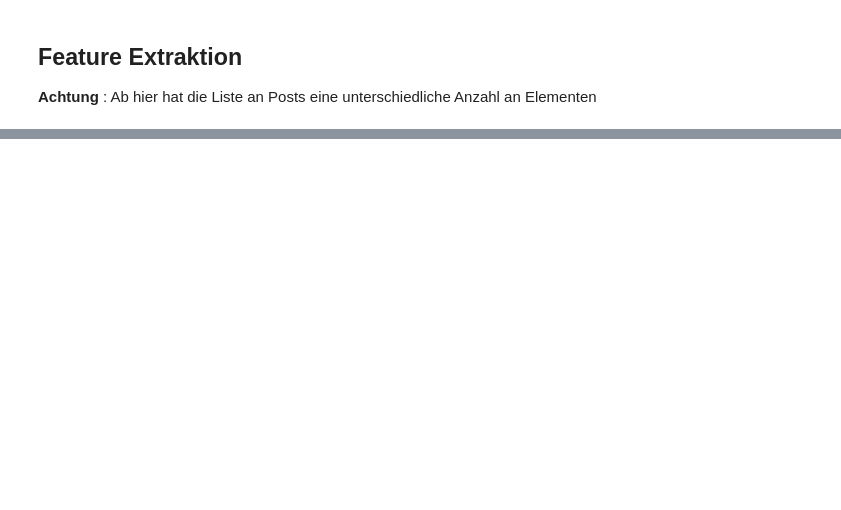
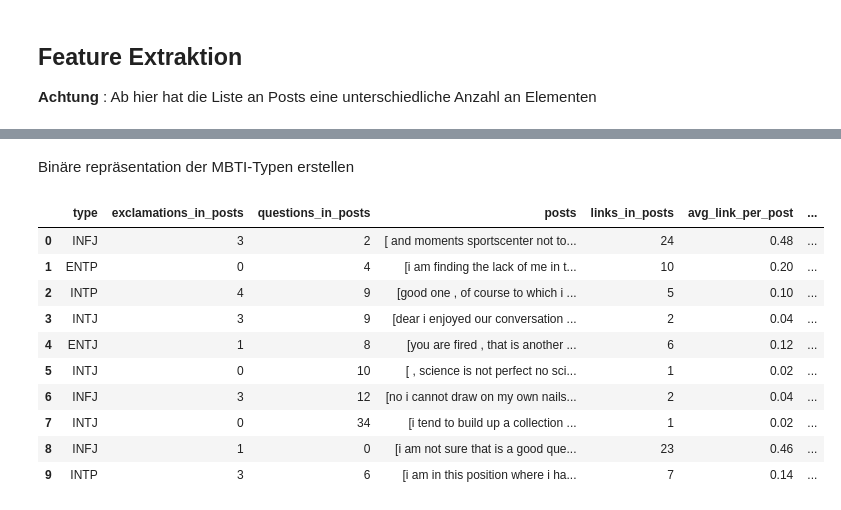
Before and after one commit to Pfanfel/mbti_dataset_fh, a Jupyter notebook: MBTI_auswertung.ipynb, the cells around one changed output, grey strips where cells are left out. Cells and saved outputs as stored; diff of their text form; code cells hidden in the pictures; blank space fills up the shorter version.

Commit message:
Binäre aufteilung der Typen hinzugefügt

```diff
--- a/MBTI_auswertung.ipynb
+++ b/MBTI_auswertung.ipynb
@@ -335,7 +403,7 @@ df.head(5)
 **Achtung** : Ab hier hat die Liste an Posts eine unterschiedliche Anzahl an Elementen
 # %%
 #Neuen Dataframe erstellen, mit dem Weitergearbeitet werden kann
-selected_columns = df[['type','posts_processed_dequote_split_lowercase_linksRemoved_expandedContractions_punctuationRemoved_multipleLettersSquashed_removedNumbers_removedMbtiStrings_removedSpaces_removedEmptyPosts','links_in_posts','avg_link_per_post']]
+selected_columns = df[['type','exclamations_in_posts','questions_in_posts', 'posts_processed_dequote_split_lowercase_linksRemoved_expandedContractions_punctuationRemoved_multipleLettersSquashed_removedNumbers_removedMbtiStrings_removedSpaces_removedEmptyPosts','links_in_posts','avg_link_per_post']]
 df_processed = selected_columns.copy()
 #Umbenennen
 df_processed = df_processed.rename(columns={'posts_processed_dequote_split_lowercase_linksRemoved_expandedContractions_punctuationRemoved_multipleLettersSquashed_removedNumbers_removedMbtiStrings_removedSpaces_removedEmptyPosts': 'posts'})
@@ -402,0 +532,29 @@ for t,wC in typeWithWordClouds.items():
+# %% [markdown]
+Binäre repräsentation der MBTI-Typen erstellen
+# %%
+#Aufteilung in mehrere binäre Entscheidungen als bool wert.
+map1 = {"I": 0, "E": 1}
+map2 = {"N": 0, "S": 1}
+map3 = {"T": 0, "F": 1}
+map4 = {"J": 0, "P": 1}
+df_processed['I-E'] = df_processed['type'].astype(str).str[0]
+df_processed['I-E'] = df_processed['I-E'].map(map1)
+df_processed['N-S'] = df_processed['type'].astype(str).str[1]
+df_processed['N-S'] = df_processed['N-S'].map(map2)
+df_processed['T-F'] = df_processed['type'].astype(str).str[2]
+df_processed['T-F'] = df_processed['T-F'].map(map3)
+df_processed['J-P'] = df_processed['type'].astype(str).str[3]
+df_processed['J-P'] = df_processed['J-P'].map(map4)
+df_processed.head(5)
+# %% [output]
+|  | type | exclamations_in_posts | questions_in_posts | posts | links_in_posts | avg_link_per_post | ... |
+| 0 | INFJ | 3 | 2 | [ and moments sportscenter not to... | 24 | 0.48 | ... |
+| 1 | ENTP | 0 | 4 | [i am finding the lack of me in t... | 10 | 0.20 | ... |
+| 2 | INTP | 4 | 9 | [good one , of course to which i ... | 5 | 0.10 | ... |
+| 3 | INTJ | 3 | 9 | [dear i enjoyed our conversation ... | 2 | 0.04 | ... |
+| 4 | ENTJ | 1 | 8 | [you are fired , that is another ... | 6 | 0.12 | ... |
+| 5 | INTJ | 0 | 10 | [ , science is not perfect no sci... | 1 | 0.02 | ... |
+| 6 | INFJ | 3 | 12 | [no i cannot draw on my own nails... | 2 | 0.04 | ... |
+| 7 | INTJ | 0 | 34 | [i tend to build up a collection ... | 1 | 0.02 | ... |
+| 8 | INFJ | 1 | 0 | [i am not sure that is a good que... | 23 | 0.46 | ... |
+| 9 | INTP | 3 | 6 | [i am in this position where i ha... | 7 | 0.14 | ... |
```
Also changed, not shown: parts of 19 cells of this notebook, 1 other file.
